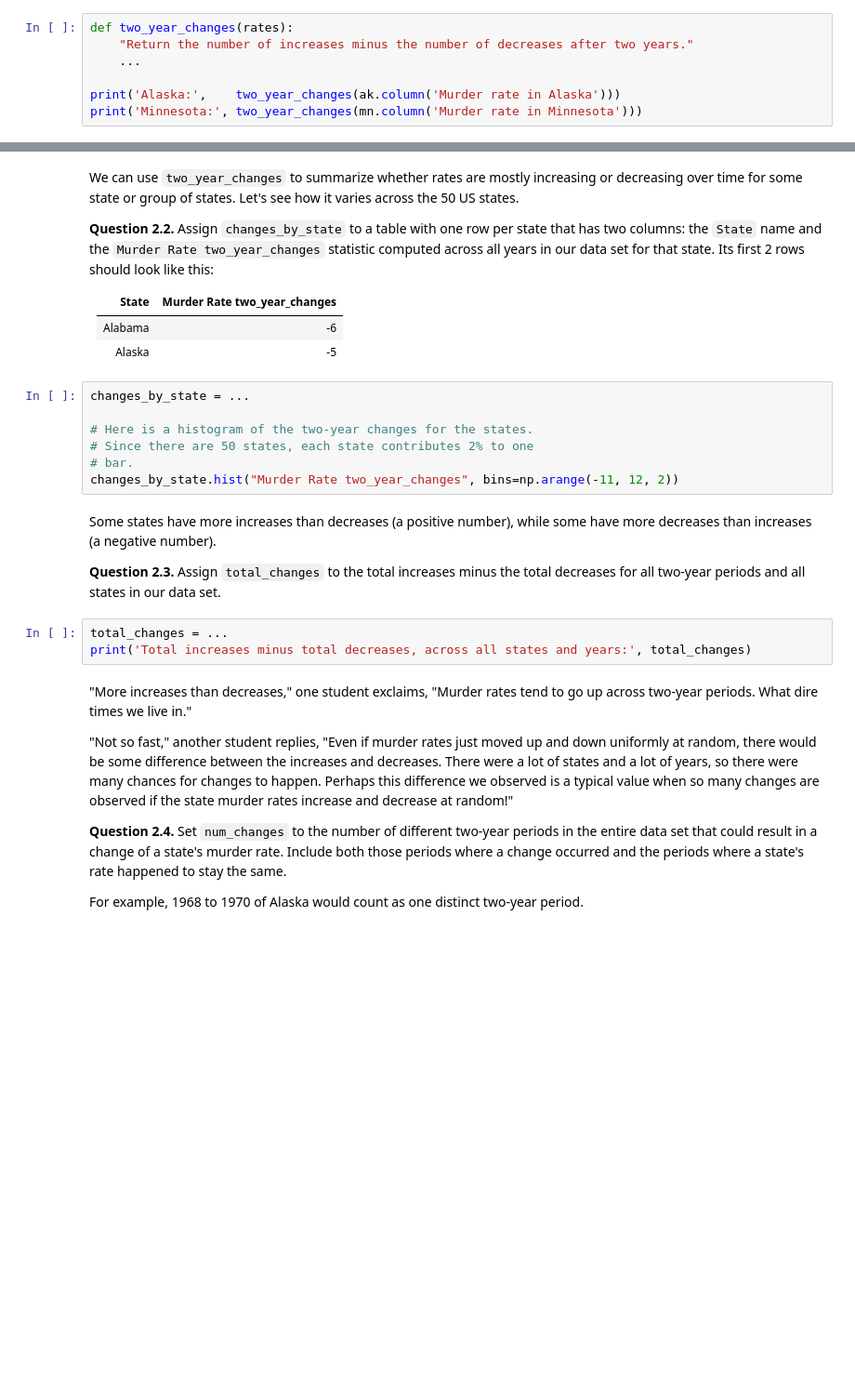
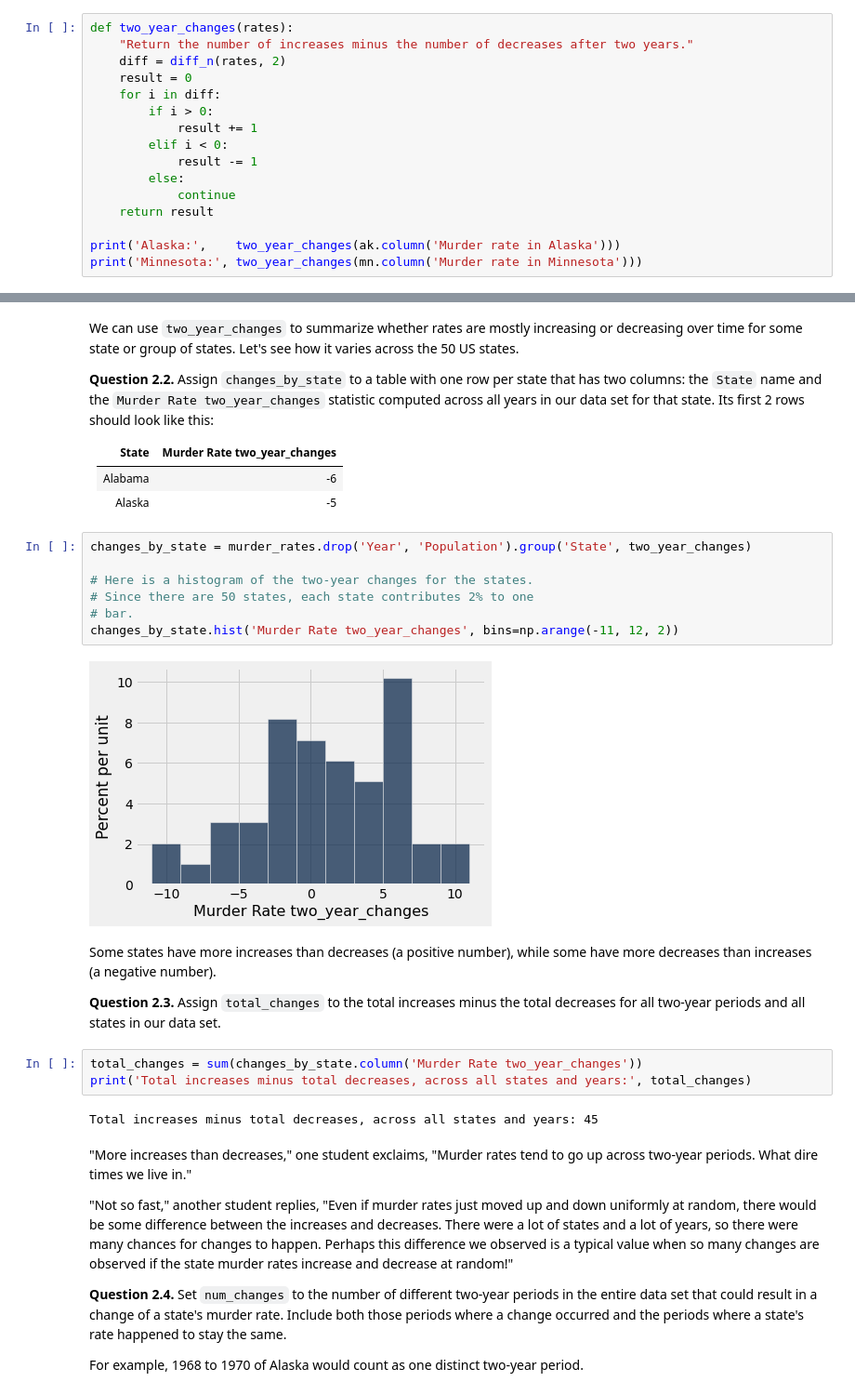
Before and after one commit to bxu22/DS151-Project, a Jupyter notebook: project_1sthalf.ipynb, the cells around one changed output, grey strips where cells are left out. Shown at 93% size. Cells and saved outputs as stored; diff of their text form; blank space fills up the shorter version.

```diff
--- a/project_1sthalf.ipynb
+++ b/project_1sthalf.ipynb
@@ -134,7 +163,16 @@ For example, the rates `r = make_array(10, 7, 12, 9, 13, 9, 11)` contain three i
 # %%
 def two_year_changes(rates):
     "Return the number of increases minus the number of decreases after two years."
-    ...
+    diff = diff_n(rates, 2)
+    result = 0
+    for i in diff:
+        if i > 0:
+            result += 1
+        elif i < 0:
+            result -= 1
+        else:
+            continue
+    return result
 
 print('Alaska:',    two_year_changes(ak.column('Murder rate in Alaska')))
 print('Minnesota:', two_year_changes(mn.column('Murder rate in Minnesota')))
@@ -148,19 +189,23 @@ We can use `two_year_changes` to summarize whether rates are mostly increasing o
 |Alabama|-6|
 |Alaska|-5||
 # %%
-changes_by_state = ...
+changes_by_state = murder_rates.drop('Year', 'Population').group('State', two_year_changes)
 
 # Here is a histogram of the two-year changes for the states.
 # Since there are 50 states, each state contributes 2% to one
 # bar.
-changes_by_state.hist("Murder Rate two_year_changes", bins=np.arange(-11, 12, 2))
+changes_by_state.hist('Murder Rate two_year_changes', bins=np.arange(-11, 12, 2))
+# %% [output]
+[figure, added]
 # %% [markdown]
 Some states have more increases than decreases (a positive number), while some have more decreases than increases (a negative number).
 
 **Question 2.3.** Assign `total_changes` to the total increases minus the total decreases for all two-year periods and all states in our data set.
 # %%
-total_changes = ...
+total_changes = sum(changes_by_state.column('Murder Rate two_year_changes'))
 print('Total increases minus total decreases, across all states and years:', total_changes)
+# %% [output]
+Total increases minus total decreases, across all states and years: 45
 # %% [markdown]
 "More increases than decreases," one student exclaims, "Murder rates tend to go up across two-year periods. What dire times we live in."
 
```
Also changed, not shown: parts of 22 cells of this notebook.
